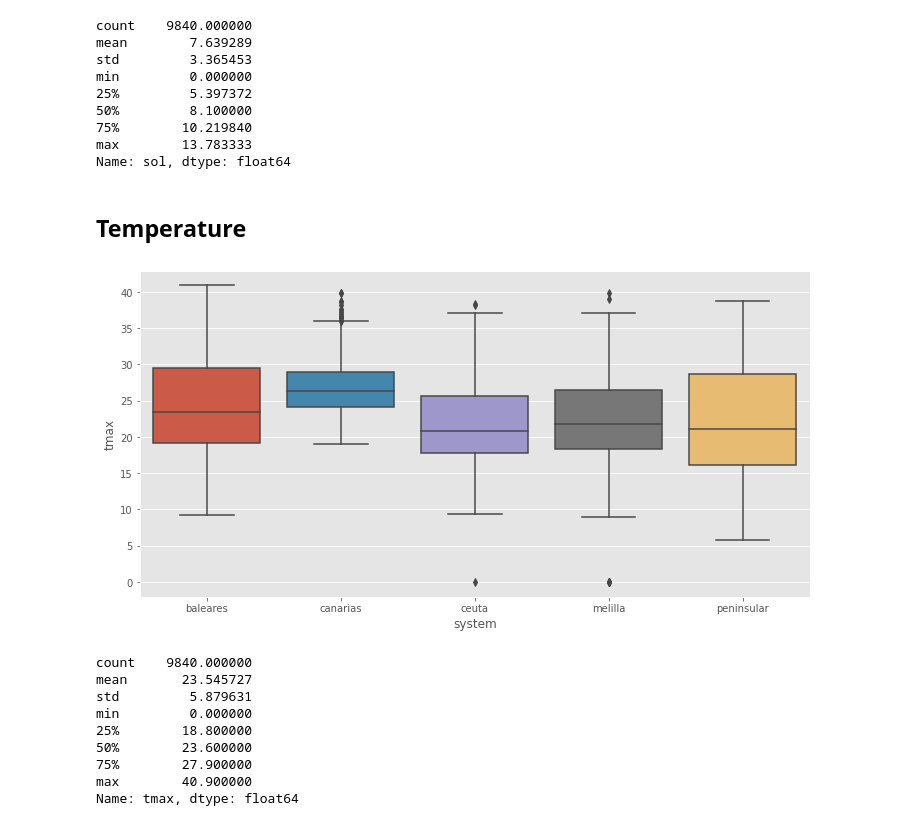
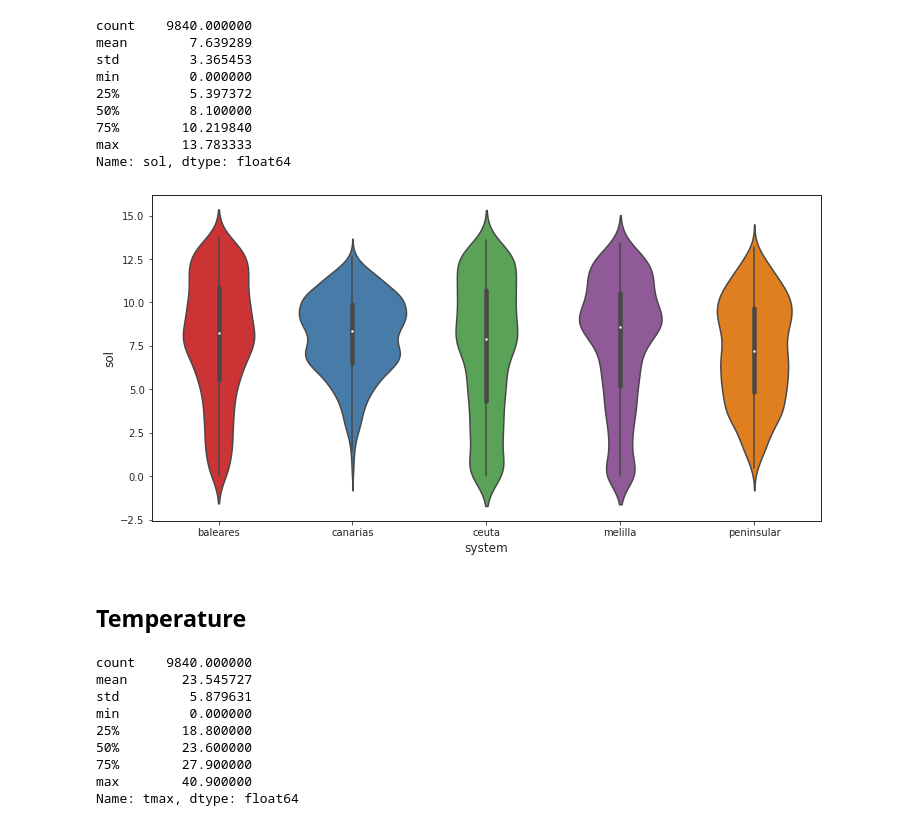
Before and after one commit to sotodosos/ClasesMaster26, a Jupyter notebook: Python/1-TFM Read and Analysis.ipynb, the cells around one changed output. Saved outputs shown, nothing was run; the diff lists cells and outputs as text; code cells hidden in the pictures.

```diff
--- a/Python/1-TFM Read and Analysis.ipynb
+++ b/Python/1-TFM Read and Analysis.ipynb
@@ -493,14 +419,14 @@ min         0.000000
 75%        10.219840
 max        13.783333
 Name: sol, dtype: float64
+# %%
+f,ax=plt.subplots(1,1)
+f.set_size_inches(12,6)
+ax=sns.violinplot(x='system',y='sol', data=df_weather_system);
+# %% [output]
+[figure, added]
 # %% [markdown]
 ## Temperature
-# %%
-f,ax=plt.subplots(1,1)
-f.set_size_inches(12,6)
-ax=sns.boxplot(x='system',y='tmax', data=df_weather_system);
-# %% [output]
-[figure, removed]
 # %%
 df_weather_system['tmax'].describe()
 # %% [output]
```
Also changed, not shown: parts of 30 cells of this notebook, 1 other file.
